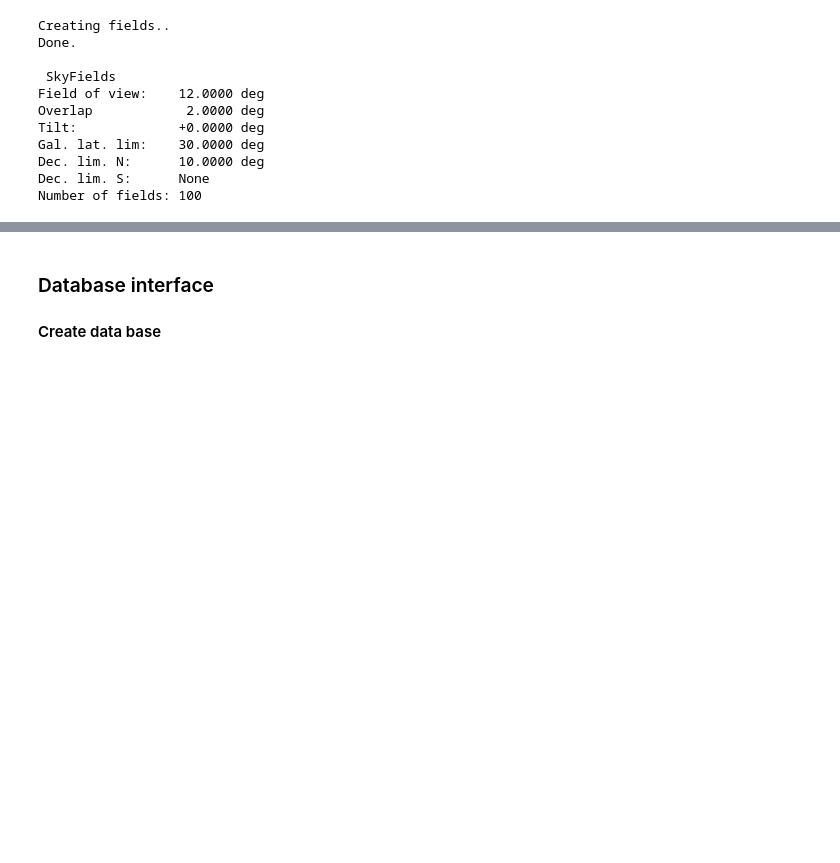
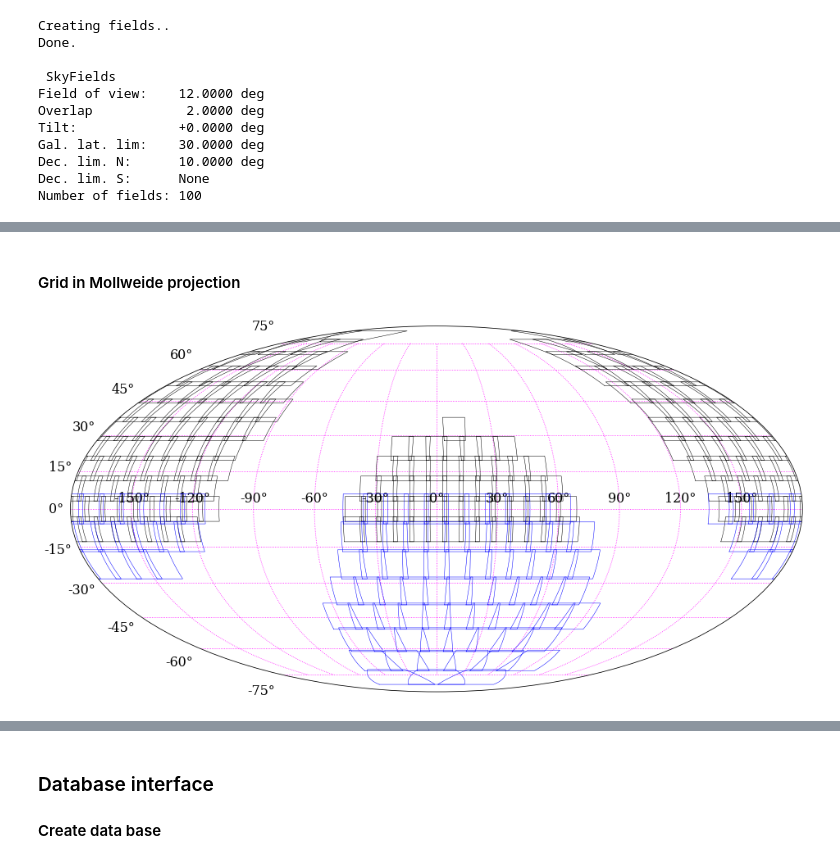
Before and after one commit to skiehl/pasiphae-survey-planner, a Jupyter notebook: SurveyStrategy.ipynb, the cells around one changed output, grey strips where cells are left out. Saved outputs shown, nothing was run; the diff lists cells and outputs as text; code cells hidden in the pictures; blank space fills up the shorter version.

```diff
--- a/SurveyStrategy.ipynb
+++ b/SurveyStrategy.ipynb
@@ -230,0 +101,6 @@ The `Reductions` table lists which fields have been reduced. **Note:** This will
+# %% [markdown]
+#### Grid in Mollweide projection
+# %%
+fgv.mollweide();
+# %% [output]
+[figure, added]
```
Also changed, not shown: parts of 95 cells of this notebook, 3 other files.
